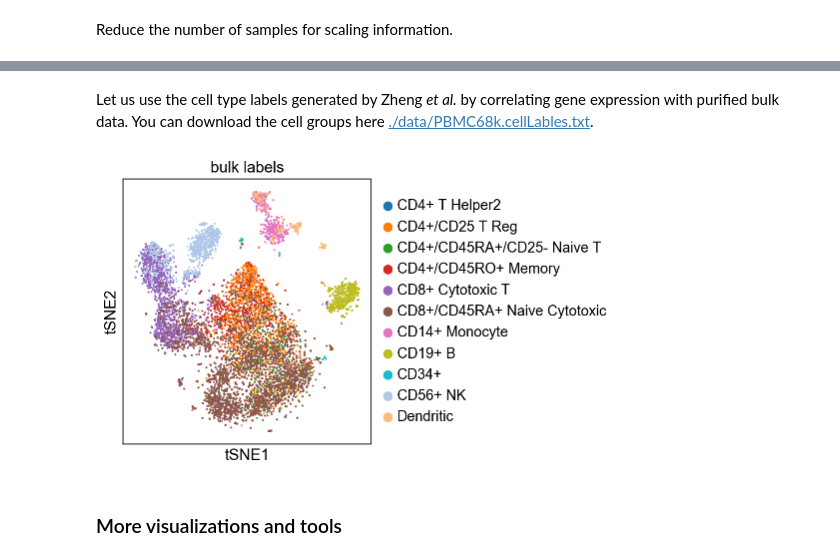
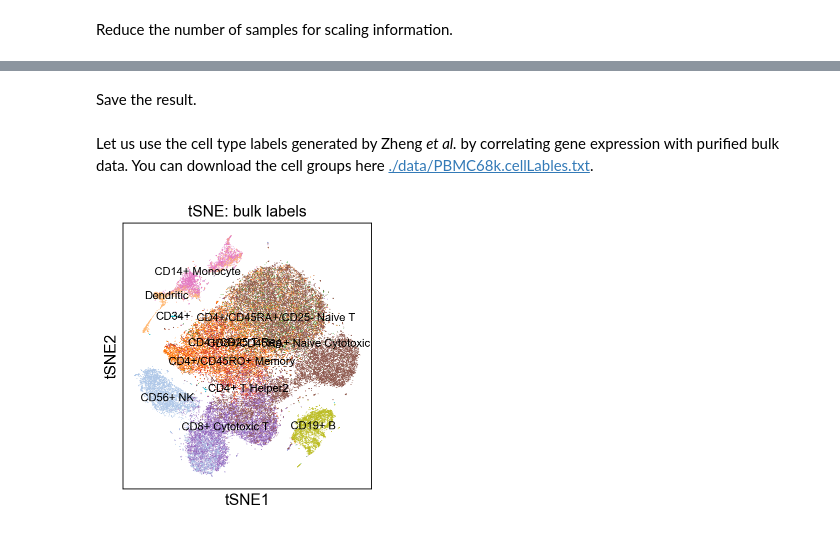
Before and after one commit to scverse/scanpy_usage, a Jupyter notebook: 170503_zheng17/zheng17_pbmc68k_cellranger_Py.ipynb, the cells around one changed output, grey strips where cells are left out. Drawn from its saved outputs; the diff is of its cells as text; code cells hidden in the pictures.

Commit message:
updated for scanpy version 0.2

```diff
--- a/170503_zheng17/zheng17_pbmc68k_cellranger_Py.ipynb
+++ b/170503_zheng17/zheng17_pbmc68k_cellranger_Py.ipynb
@@ -9,7 +11,6 @@ The pbmc64k data is freely available [[page](https://support.10xgenomics.com/sin
 import numpy as np
 import scanpy.api as sc
 
-sc.sett.verbosity = 0                # increase for more output
-sc.sett.set_dpi(80)                  # low pixel number yields small inline figures
-sc.sett.file_format_figures = 'png'  # set this to 'svg' (notebook) or 'pdf' (files) if you want vector graphics
-sc.sett.savefigs = False             # set to True if you want to save figures to `./figs/`
+sc.settings.verbosity = 0                # increase for more output
+sc.settings.set_dpi(80)                  # low pixel number yields small inline figures
+sc.logging.print_version_and_date()
@@ -94,0 +130,2 @@ Wall time: 31.3 s
+# %% [markdown]
+Save the result.
@@ -95,12 +134,13 @@ Wall time: 31.3 s
 # %% [markdown]
 Let us use the cell type labels generated by Zheng *et al.* by correlating gene expression with purified bulk data. You can download the cell groups here [./data/PBMC68k.cellLables.txt](./data/PBMC68k.cellLables.txt).
+# %%
+adata = sc.read('zheng17')
 # %%
 filename_labels = './data/PBMC68k.cellLables.txt'
-bulk_labels = np.loadtxt(filename_labels, delimiter='\t', dtype='S')
+bulk_labels = np.genfromtxt(filename_labels, delimiter='\t', dtype=str)
 adata.smp['bulk_labels'] = bulk_labels[:adata.n_smps]
+sc.write('zheng17', adata)
 # %%
-axs = sc.pl.tsne(adata, color='bulk_labels', show=False)
+axs = sc.pl.tsne(adata, color='bulk_labels', legend_loc='on data', legend_fontsize=10, title='tSNE: bulk labels')
 # %% [output]
-[figure, old version]
+[figure, new version]
-# %% [markdown]
-### More visualizations and tools
```
Also changed, not shown: parts of 76 cells of this notebook, 17 other files.
